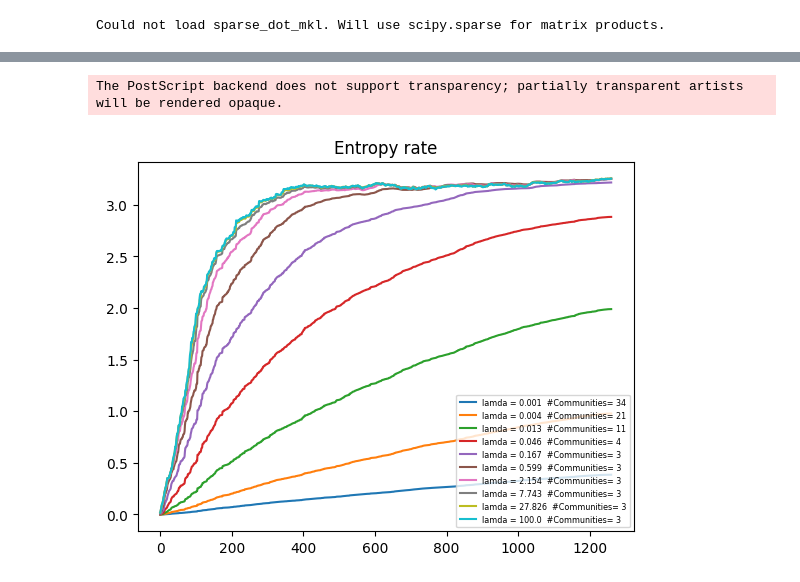
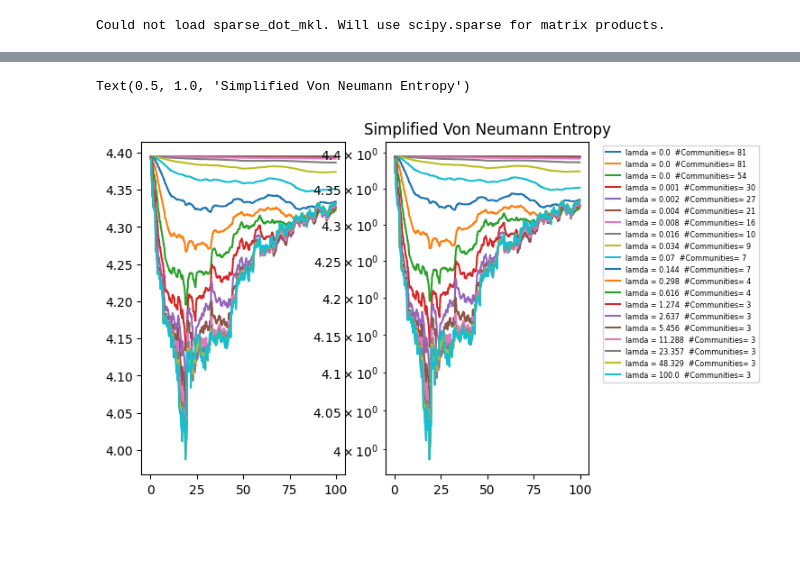
Before and after one commit to samuelkoovely/flow_stability, a Jupyter notebook: fig3_entropy_blocks.ipynb, the cells around one changed output, grey strips where cells are left out. Cells and saved outputs as stored; diff of their text form; code cells hidden in the pictures; blank space fills up the shorter version.

```diff
--- a/fig3_entropy_blocks.ipynb
+++ b/fig3_entropy_blocks.ipynb
@@ -190,11 +177,27 @@ list_forw_flows[0].partition[0].cluster_list
+# %%
+for i in range(len(lamdas)):
+    plt.subplot(1, 2, 1)
+    plt.plot(net.times[0:-1], net.simple_vNS[lamdas[i]], label='lamda = ' + str(round(lamdas[i], 3)) + '  #Communities= ' + str(len(list_forw_flows[i].partition[0].cluster_list)))
+
+    plt.subplot(1, 2, 2)
+    plt.plot(net.times[0:-1], net.simple_vNS[lamdas[i]], label='lamda = ' + str(round(lamdas[i], 3)) + '  #Communities= ' + str(len(list_forw_flows[i].partition[0].cluster_list)), )
+    plt.yscale('log')
+plt.legend(fontsize='xx-small', loc='upper left', bbox_to_anchor=(1.05, 1))
+plt.title('Simplified Von Neumann Entropy')
+#plt.savefig('./fig_simple_vNEntropy', format='eps')
+# %% [output]
+Text(0.5, 1.0, 'Simplified Von Neumann Entropy')
+[figure, added]
 # %%
 for i in range(len(lamdas)):
-    plt.plot(net.S[lamdas[i]], label='lamda = ' + str(round(lamdas[i], 3)) + '  #Communities= ' + str(len(list_forw_flows[i].partition[0].cluster_list)))
+    plt.subplot(1, 2, 1)
+    plt.plot(net.S2[lamdas[i]], label='lamda = ' + str(round(lamdas[i], 3)) + '  #Communities= ' + str(len(list_forw_flows[i].partition[0].cluster_list)))
+
+    plt.subplot(1, 2, 2)
+    plt.plot(net.S2[lamdas[i]], label='lamda = ' + str(round(lamdas[i], 3)) + '  #Communities= ' + str(len(list_forw_flows[i].partition[0].cluster_list)), )
+    plt.yscale('log')
 plt.legend(fontsize='xx-small', loc='lower right')
-plt.title('Entropy rate')
-plt.savefig('./fig_entropy_rate', format='eps')
+plt.title('Complicated Entropy')
+#plt.savefig('./fig_complicated_entropy', format='eps')
-# %% [output]
-The PostScript backend does not support transparency; partially transparent artists will be rendered opaque.
-[figure, removed]
 # %%
 for i in range(len(lamdas)):
```
Also changed, not shown: parts of 76 cells of this notebook, 3 other files.
